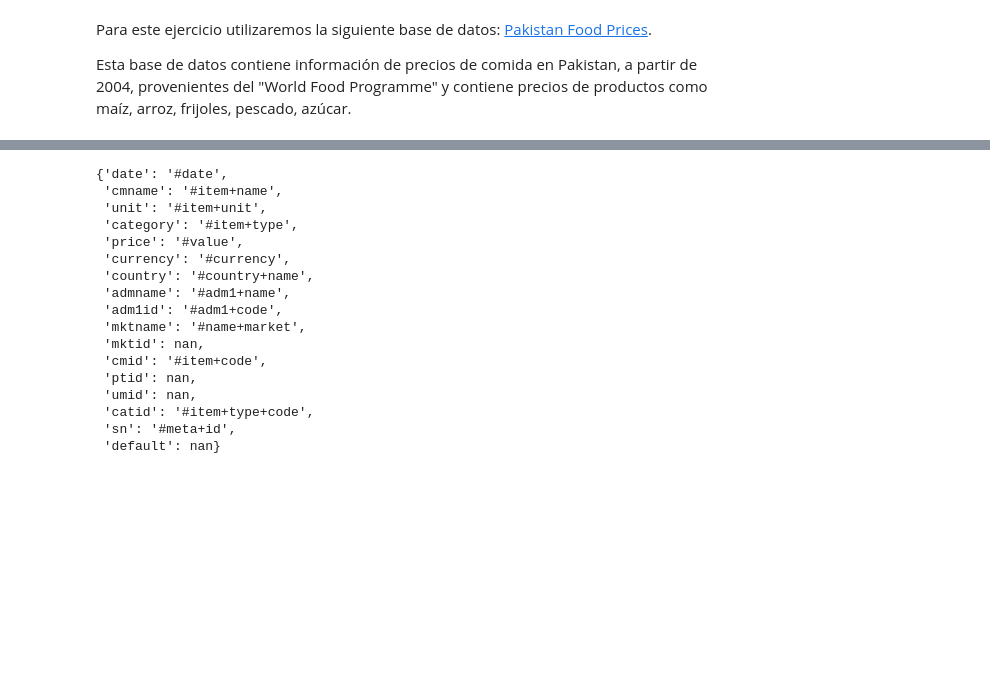
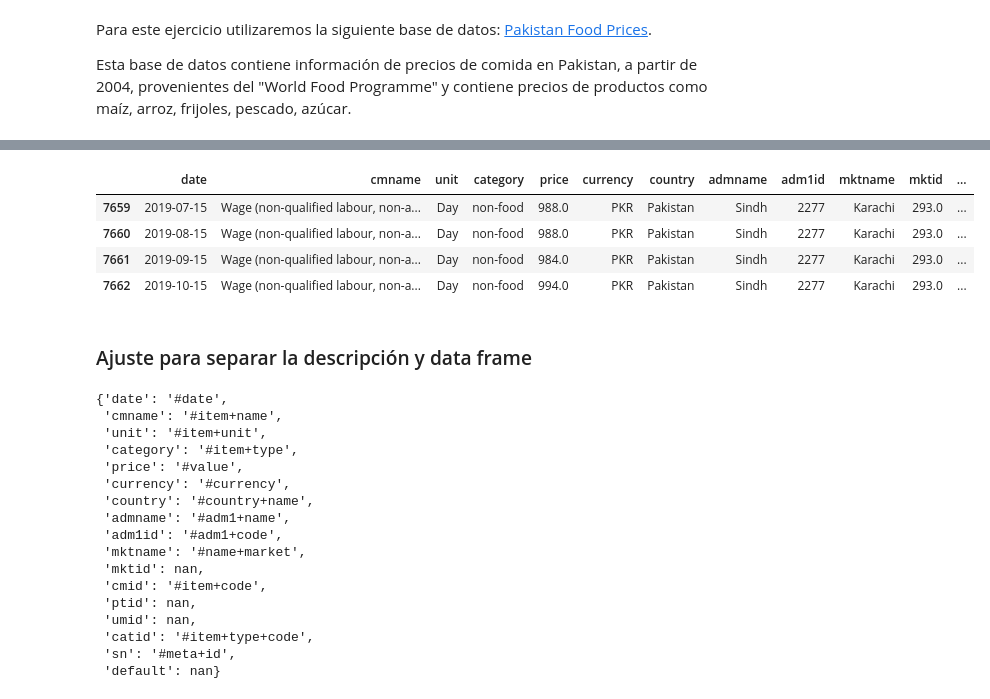
Before and after one commit to vcuspinera/UDG_MCD_Project_Dev_I, a Jupyter notebook: actividades/13_EDA.ipynb, the cells around one changed output, grey strips where cells are left out. Drawn from its saved outputs; the diff is of its cells as text; code cells hidden in the pictures; blank space fills up the shorter version.

Commit message:
Ajustes a notebook EDA

```diff
--- a/actividades/13_EDA.ipynb
+++ b/actividades/13_EDA.ipynb
@@ -82,3 +92,14 @@ df_0 = pd.read_csv(file)
+# %%
+# First view of the data
+df_0.tail(4)
+# %% [output]
+|  | date | cmname | unit | category | price | currency | country | admname | adm1id | mktname | mktid | ... |
+| 7659 | 2019-07-15 | Wage (non-qualified labour, non-a... | Day | non-food | 988.0 | PKR | Pakistan | Sindh | 2277 | Karachi | 293.0 | ... |
+| 7660 | 2019-08-15 | Wage (non-qualified labour, non-a... | Day | non-food | 988.0 | PKR | Pakistan | Sindh | 2277 | Karachi | 293.0 | ... |
+| 7661 | 2019-09-15 | Wage (non-qualified labour, non-a... | Day | non-food | 984.0 | PKR | Pakistan | Sindh | 2277 | Karachi | 293.0 | ... |
+| 7662 | 2019-10-15 | Wage (non-qualified labour, non-a... | Day | non-food | 994.0 | PKR | Pakistan | Sindh | 2277 | Karachi | 293.0 | ... |
+# %% [markdown]
+### Ajuste para separar la descripción y data frame
 # %%
 # Save the description of variables
 description = df_0.iloc[0].to_dict()
```
Also changed, not shown: parts of 22 cells of this notebook.
